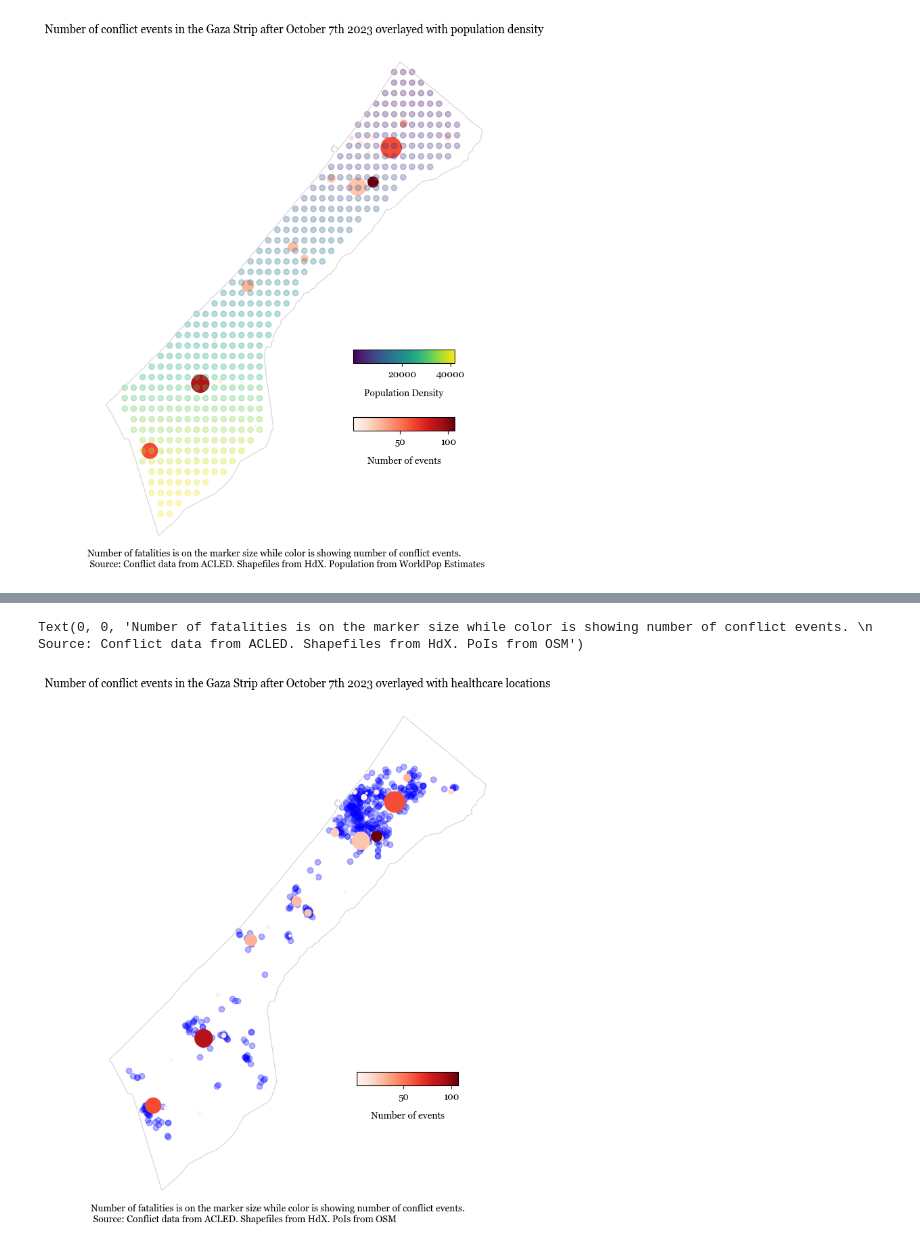
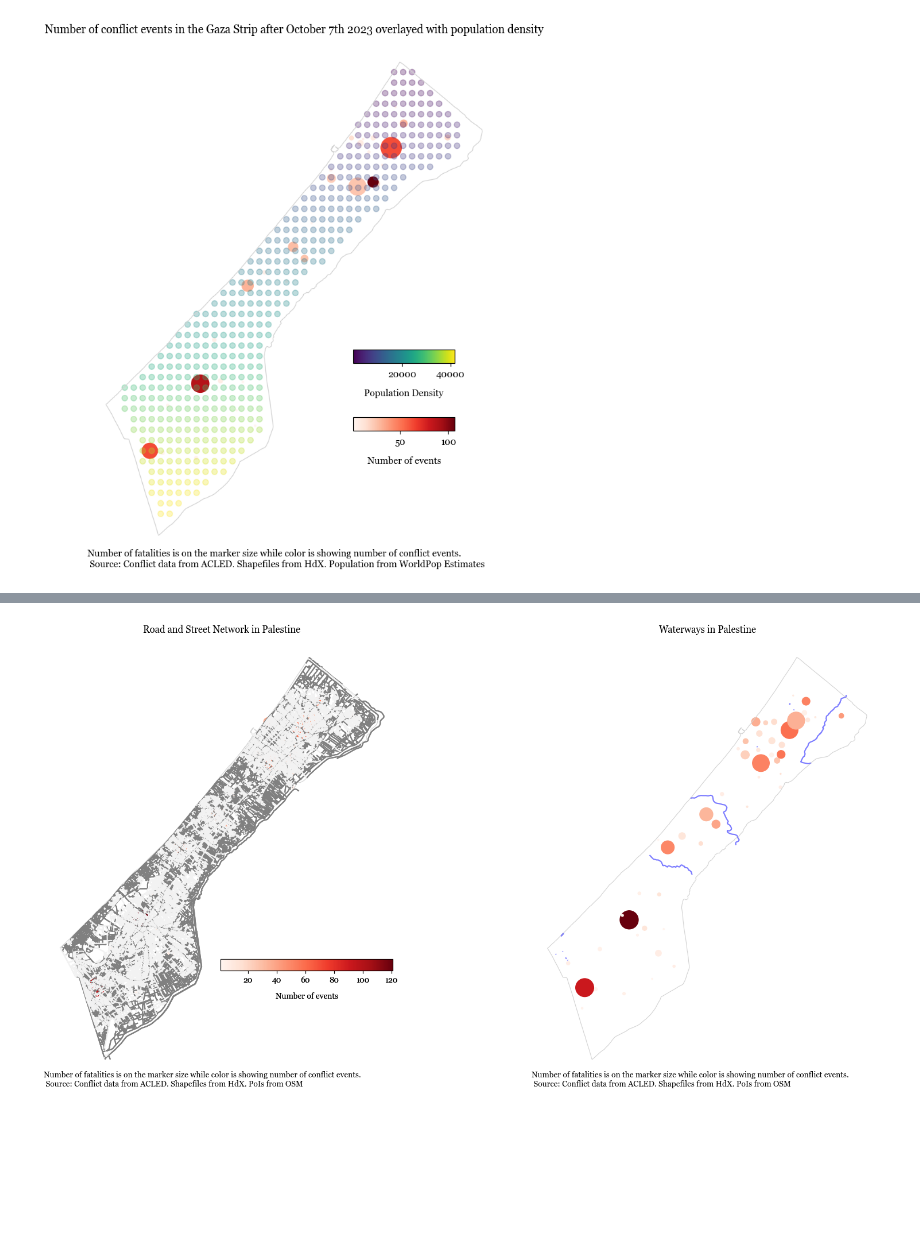
Before and after one commit to datapartnership/gaza-israel-conflict-impact-analysis, a Jupyter notebook: notebooks/conflict/acled.ipynb, the cells around one changed output, grey strips where cells are left out. Cells and saved outputs as stored; diff of their text form; code cells hidden in the pictures; blank space fills up the shorter version.

```diff
--- a/notebooks/conflict/acled.ipynb
+++ b/notebooks/conflict/acled.ipynb
@@ -264,0 +295,2 @@ health_poi = health_poi[health_poi['ADM1_EN']=='Gaza Strip']
+# %%
+poi['poi_category'] = poi['amenity'].apply(lambda x: get_poi_category(x))
@@ -264,0 +299,9 @@ health_poi = health_poi[health_poi['ADM1_EN']=='Gaza Strip']
+# %%
+health_poi = poi[poi['amenity'].isin(health)].sjoin(palestine_adm1)
+health_poi = health_poi[health_poi['ADM1_EN']=='Gaza Strip']
+
+places_of_economy_poi = poi[poi['poi_category']=='places_of_economy'].sjoin(gaza)
+schools_poi = poi[poi['poi_category']=='education'].sjoin(gaza)
+financial_services_poi = poi[poi['poi_category']=='financial_services'].sjoin(gaza)
+essential_services_poi = poi[poi['poi_category']=='essential_services'].sjoin(gaza)
+refugee_locations_poi = poi[poi['poi_category']=='refugee_locations'].sjoin(gaza)
@@ -265,36 +402,47 @@ health_poi = health_poi[health_poi['ADM1_EN']=='Gaza Strip']
+# %%
+roads = gpd.read_file('../../data/hotosm_pse_points_of_interest_points_shp/pse_trs_roads_osm/pse_trs_roads_osm.shp')
+streets = gpd.read_file('../../data/hotosm_pse_points_of_interest_points_shp/pse_trs_streets_osm/pse_trs_streets_osm.shp')
+# %%
+waterways = gpd.read_file('../../data/hotosm_pse_points_of_interest_points_shp/hotosm_pse_waterways_lines_shp/hotosm_pse_waterways_lines.shp')
 # %%
 plt.rcParams["font.family"] = "Georgia"
 
-fig, ax = plt.subplots(1, 1, figsize=(10, 10))
+fig, axs = plt.subplots(1, 2, figsize=(20, 10))
+
 df = acled[acled['event_date']>='2023-10-07'].sjoin(palestine_adm1).groupby(['latitude', 'longitude', 'ADM1_EN'])['fatalities'].agg(['sum', 'count']).reset_index()
 df.rename(columns = {'sum':'fatalities', 'count':'nrEvents'}, inplace=True)
 df = df[df['ADM1_EN']=='Gaza Strip']
 df = convert_to_gdf(df)
 
+for ax in axs:
+        palestine_adm1[palestine_adm1['ADM1_EN']=='Gaza Strip'].boundary.plot(ax=ax, linewidth = 0.8, color = 'lightgrey')
 
-palestine_adm1[palestine_adm1['ADM1_EN']=='Gaza Strip'].boundary.plot(ax=ax, linewidth = 0.8, color = 'lightgrey')
-health_poi.plot(color='blue', ax=ax, alpha=0.3, legend = True)
+        roads.sjoin(gaza).plot(color = 'grey', ax=axs[0])
+        streets.sjoin(gaza).plot(color = '#f2f2f2', ax=axs[0])
+        waterways.sjoin(gaza).plot(color='blue', ax=axs[1], alpha=0.3, legend = True)
 
-df.plot(column='nrEvents', cmap='Reds', ax=ax, markersize='fatalities')
+        df.plot(column='nrEvents', cmap='Reds', ax=ax, markersize='fatalities')
 
-cax = fig.add_axes([0.6, 0.3, 0.15, 0.02])
-norm = plt.Normalize(vmin=df['nrEvents'].min(), vmax=df['nrEvents'].max())
-cbar = fig.colorbar(plt.cm.ScalarMappable(norm=norm, cmap='Reds'), ax=ax, orientation='horizontal', pad=0.02, aspect = 200, cax=cax)
-cbar.set_label('Number of events', rotation=0, labelpad=10)
+        cax = fig.add_axes([0.3, 0.3, 0.15, 0.02])
+        norm = plt.Normalize(vmin=df['nrEvents'].min(), vmax=df['nrEvents'].max())
+        cbar = fig.colorbar(plt.cm.ScalarMappable(norm=norm, cmap='Reds'), ax=ax, orientation='horizontal', pad=0.02, aspect = 200, cax=cax)
+        cbar.set_label('Number of events', rotation=0, labelpad=10)
 
-# cax = fig.add_axes([0.6, 0.4, 0.15, 0.02])
-# norm = plt.Normalize(vmin=population_gaza['Z'].min(), vmax=population_gaza['Z'].max())
-# cbar = fig.colorbar(plt.cm.ScalarMappable(norm=norm, cmap='viridis'), ax=ax, orientation='horizontal', pad=0.02, aspect = 200, cax=cax)
-# cbar.set_label('Population Density', rotation=0, labelpad=10)
+        # cax = fig.add_axes([0.6, 0.4, 0.15, 0.02])
+        # norm = plt.Normalize(vmin=population_gaza['Z'].min(), vmax=population_gaza['Z'].max())
+        # cbar = fig.colorbar(plt.cm.ScalarMappable(norm=norm, cmap='viridis'), ax=ax, orientation='horizontal', pad=0.02, aspect = 200, cax=cax)
+        # cbar.set_label('Population Density', rotation=0, labelpad=10)
 
-ax.axis('off')
+        ax.axis('off')
 
-ax.set_title("Number of conflict events in the Gaza Strip after October 7th 2023 overlayed with healthcare locations")
+        axs[0].set_title("Road and Street Network in Palestine")
+        axs[1].set_title("Waterways in Palestine")
 
-subtitle = f'Number of fatalities is on the marker size while color is showing number of conflict events. \n Source: Conflict data from ACLED. Shapefiles from HdX. PoIs from OSM'
+        subtitle = f'Number of fatalities is on the marker size while color is showing number of conflict events. \n Source: Conflict data from ACLED. Shapefiles from HdX. PoIs from OSM'
 
-ax.text(0, 0, subtitle, ha='left', va='center', transform=ax.transAxes,
-        fontsize=10, color='black', weight='normal')
+        ax.text(0, 0, subtitle, ha='left', va='center', transform=ax.transAxes,
+                fontsize=10, color='black', weight='normal')
+
+plt.savefig('../../docs/images/conflict_on_poi3.png')
 # %% [output]
-Text(0, 0, 'Number of fatalities is on the marker size while color is showing number of conflict events. \n Source: Conflict data from ACLED. Shapefiles from HdX. PoIs from OSM')
-[figure, old version]
+[figure, new version]
```
Also changed, not shown: parts of 13 cells of this notebook, 4 other files.
